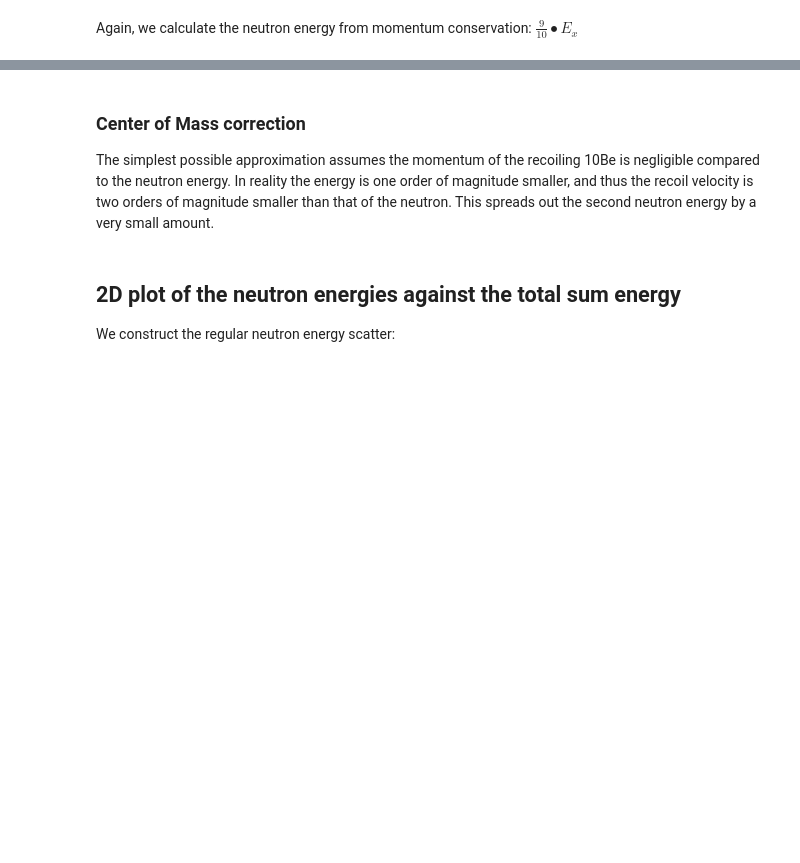
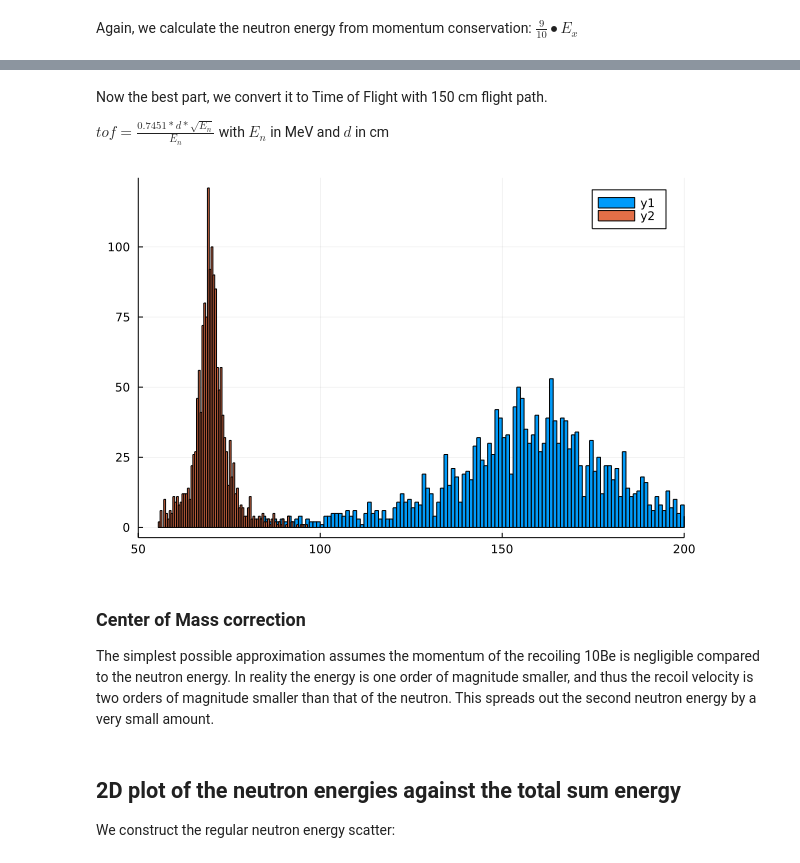
Before and after one commit to madurganplab/11LiDecay, a Jupyter notebook: monteCarlo.ipynb, the cells around one changed output, grey strips where cells are left out. Cells and saved outputs as stored; diff of their text form; code cells hidden in the pictures; blank space fills up the shorter version.

```diff
--- a/monteCarlo.ipynb
+++ b/monteCarlo.ipynb
@@ -224,3 +231,15 @@ plot(EnTwo,seriestype=:hist,nbins=200)
+# %% [markdown]
+Now the best part, we convert it to Time of Flight with 150 cm flight path.
+
+$tof=\frac{0.7451*d*\sqrt{E_n}}{E_n}$ with $E_n$ in MeV and $d$ in cm
+# %%
+tof1=[]; for i in En push!(tof1, 0.7451 * 150 * sqrt(i/1000) / (i/1000)) end
+tof2=[]; for i in EnTwo push!(tof2, 0.7451 * 150 * sqrt(i/1000) / (i/1000)) end
+
+plot(tof1,seriestype=:histogram,xlims=(50,200),nbins=1200)
+plot!(tof2,seriestype=:histogram,xlims=(50,200),nbins=120)
+# %% [output]
+[figure, added]
 # %% [markdown]
 ### Center of Mass correction
 
```
Also changed, not shown: parts of 9 cells of this notebook.
